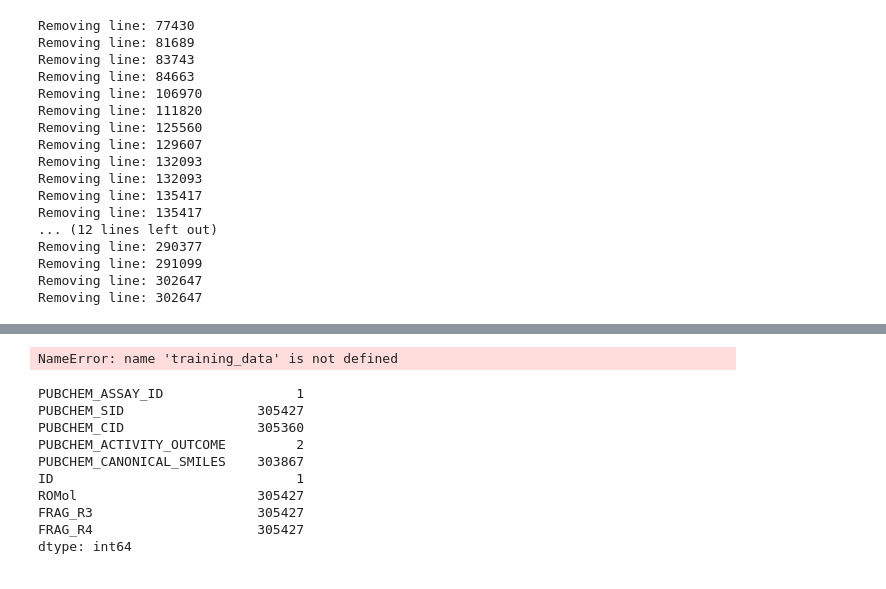
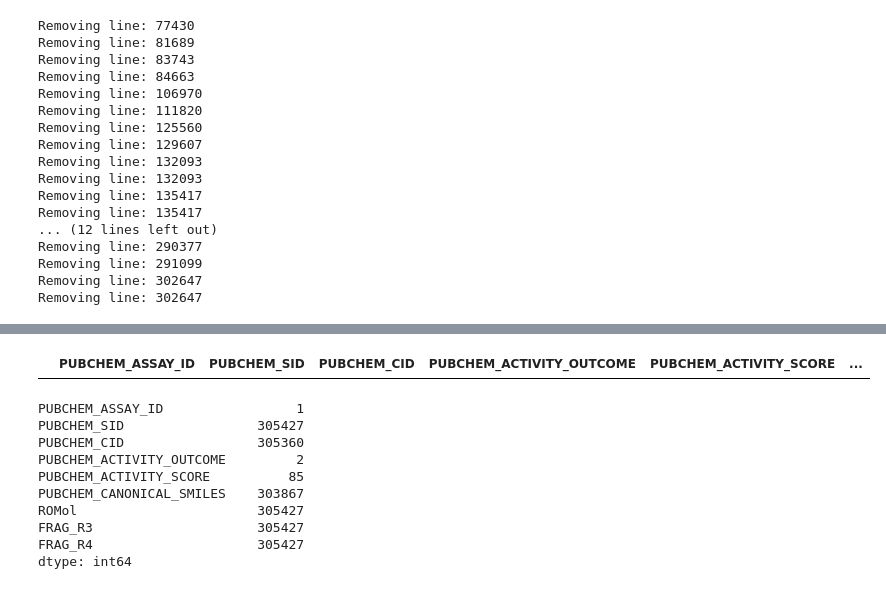
Before and after one commit to gentlelentil/assay_ML, a Jupyter notebook: ML_FP/fp_ML.ipynb, the cells around one changed output, grey strips where cells are left out. Cells and saved outputs as stored; diff of their text form; code cells hidden in the pictures.

Commit message:
attempted running data

```diff
--- a/ML_FP/fp_ML.ipynb
+++ b/ML_FP/fp_ML.ipynb
@@ -222,6 +222,9 @@ CIDs = all_df['PUBCHEM_CID'].to_list()
 9                       0
 # %%
 all_df["PUBCHEM_CANONICAL_SMILES"] = np.nan
+# %%
+#set error flag if desired
+ERROR_FLAG = True
 # %%
 #add the SMILES from the SQL database to each of the CIDs in the
 
@@ -267,8 +271,8 @@ if not ERROR_FLAG:
 # %%
 #load df upon laurus/pubchem failure
-# if ERROR_FLAG:
-#     all_df = pd.read_csv('backup_df.csv')
-#     ERROR_FLAG = False
+if ERROR_FLAG:
+    all_df = pd.read_csv('backup_df.csv')
+    ERROR_FLAG = False
 # %%
 #now convert the SMILES strings to MOL objects
 if not ERROR_FLAG:
@@ -569,11 +567,13 @@ Line 292595 contains NaN values, removing...
 # %%
 # #replace activity with 1 if active and 0 if inactive
-# training_data["PUBCHEM_ACTIVITY_OUTCOME"].replace("Inactive", 0, inplace=True)
-# training_data["PUBCHEM_ACTIVITY_OUTCOME"].replace("Active", 1, inplace=True)
+training_data["PUBCHEM_ACTIVITY_OUTCOME"].replace("Inactive", 0, inplace=True)
+training_data["PUBCHEM_ACTIVITY_OUTCOME"].replace("Active", 1, inplace=True)
 
 # show(training_data.head(4))
-# %% [output]
-NameError: name 'training_data' is not defined
+# %%
+training_data.iloc[training_data.values==np.nan]
+# %% [output]
+|  | PUBCHEM_ASSAY_ID | PUBCHEM_SID | PUBCHEM_CID | PUBCHEM_ACTIVITY_OUTCOME | PUBCHEM_ACTIVITY_SCORE | ... |
 # %%
 # training_data["PUBCHEM_ACTIVITY_OUTCOME"].replace(0, "Inactive", inplace=True)
 # training_data["PUBCHEM_ACTIVITY_OUTCOME"].replace(1, "Active", inplace=True)
@@ -595,8 +595,8 @@ PUBCHEM_ASSAY_ID                 1
 PUBCHEM_SID                 305427
 PUBCHEM_CID                 305360
 PUBCHEM_ACTIVITY_OUTCOME         2
+PUBCHEM_ACTIVITY_SCORE          85
 PUBCHEM_CANONICAL_SMILES    303867
-ID                               1
 ROMol                       305427
 FRAG_R3                     305427
 FRAG_R4                     305427
```
Also changed, not shown: parts of 22 cells of this notebook.
